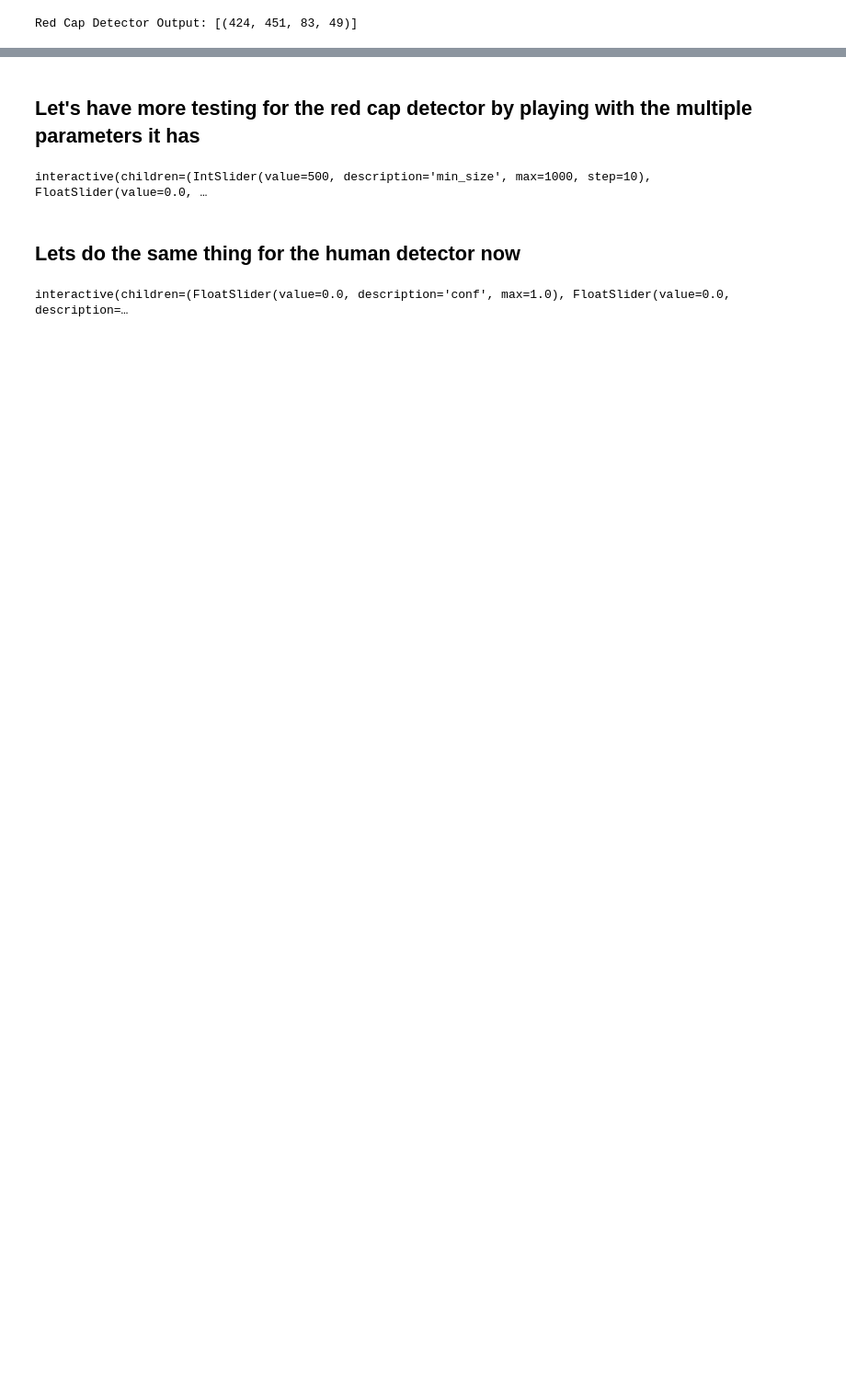
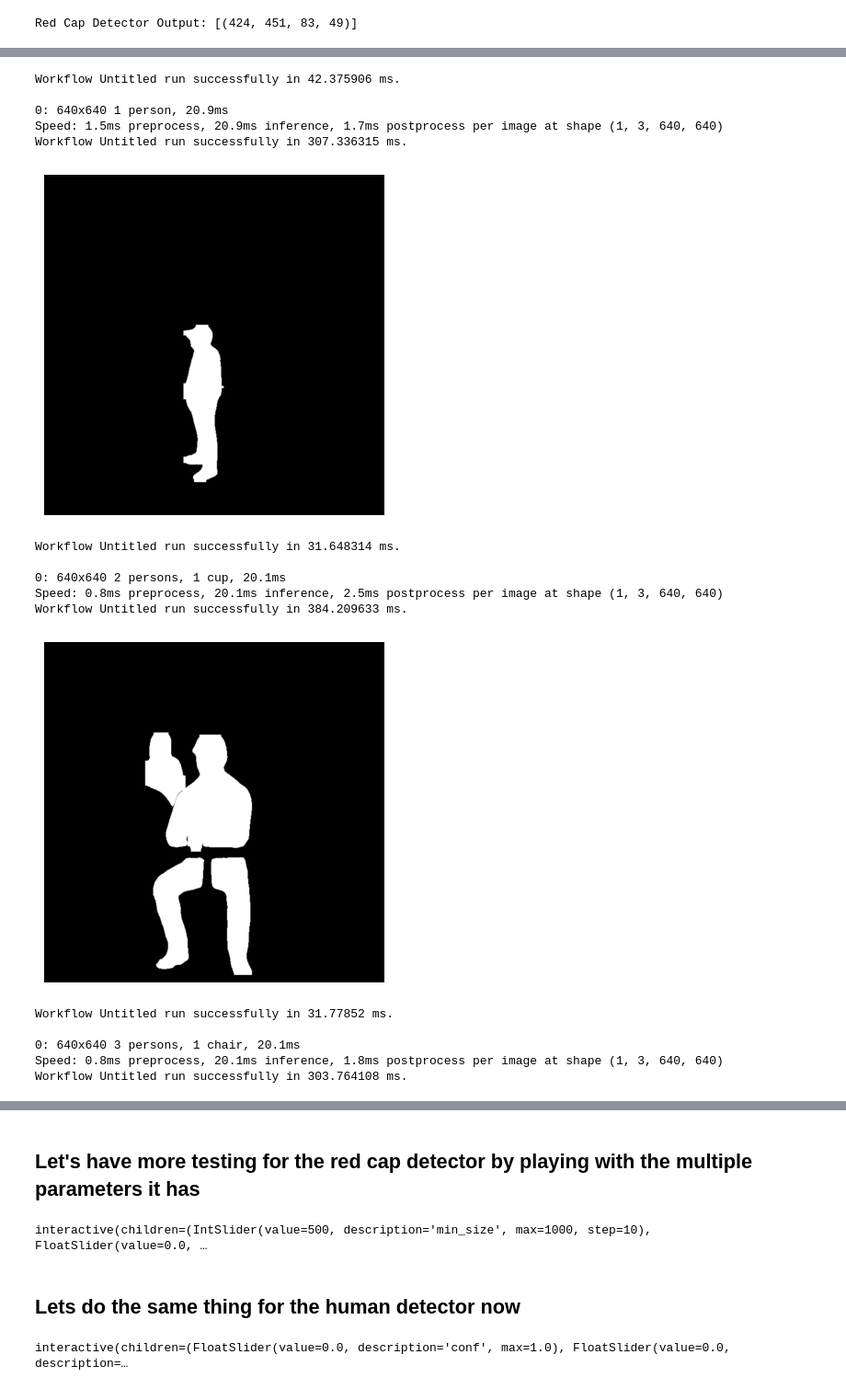
Before and after one commit to Mathixx/INF573-MakeBenardDisappear, a Jupyter notebook: test_detectors.ipynb, the cells around one changed output, grey strips where cells are left out. Shown: that part at 92% size. Cells and saved outputs as stored; diff of their text form; code cells hidden in the pictures; blank space fills up the shorter version.

```diff
--- a/test_detectors.ipynb
+++ b/test_detectors.ipynb
@@ -54,3 +59,7 @@ if red_cap_boxes is not None:
     imshow(test_image_bis)
 # %% [output]
 Red Cap Detector Output: [(424, 451, 83, 49)]
+# %%
+boxes = YoloDetector.human_detect(test_image)
+
+print("YOLO Detector Output:", boxes)
@@ -98,0 +102,30 @@ Intersections: [(416, 451, 119, 474)]
+# %%
+test_image1 = cv2.imread('_test_data/test1.jpg')
+test_image2 = cv2.imread('_test_data/test2.jpg')
+test_image3 = cv2.imread('_test_data/test3.jpg')
+test_image4 = cv2.imread('_test_data/test4.jpg')
+
+images = [test_image1, test_image2, test_image3, test_image4]
+# %%
+for image in images:
+    boxes = YoloDetector.detect(image)
+    mask = segmentor.segment(image, boxes)
+    imshow(mask, cmap='gray')
+# %% [output]
+Workflow Untitled run successfully in 42.375906 ms.
+
+0: 640x640 1 person, 20.9ms
+Speed: 1.5ms preprocess, 20.9ms inference, 1.7ms postprocess per image at shape (1, 3, 640, 640)
+Workflow Untitled run successfully in 307.336315 ms.
+[figure, added]
+Workflow Untitled run successfully in 31.648314 ms.
+
+0: 640x640 2 persons, 1 cup, 20.1ms
+Speed: 0.8ms preprocess, 20.1ms inference, 2.5ms postprocess per image at shape (1, 3, 640, 640)
+Workflow Untitled run successfully in 384.209633 ms.
+[figure, added]
+Workflow Untitled run successfully in 31.77852 ms.
+
+0: 640x640 3 persons, 1 chair, 20.1ms
+Speed: 0.8ms preprocess, 20.1ms inference, 1.8ms postprocess per image at shape (1, 3, 640, 640)
+Workflow Untitled run successfully in 303.764108 ms.
```
Also changed, not shown: parts of 17 cells of this notebook, 13 other files.
